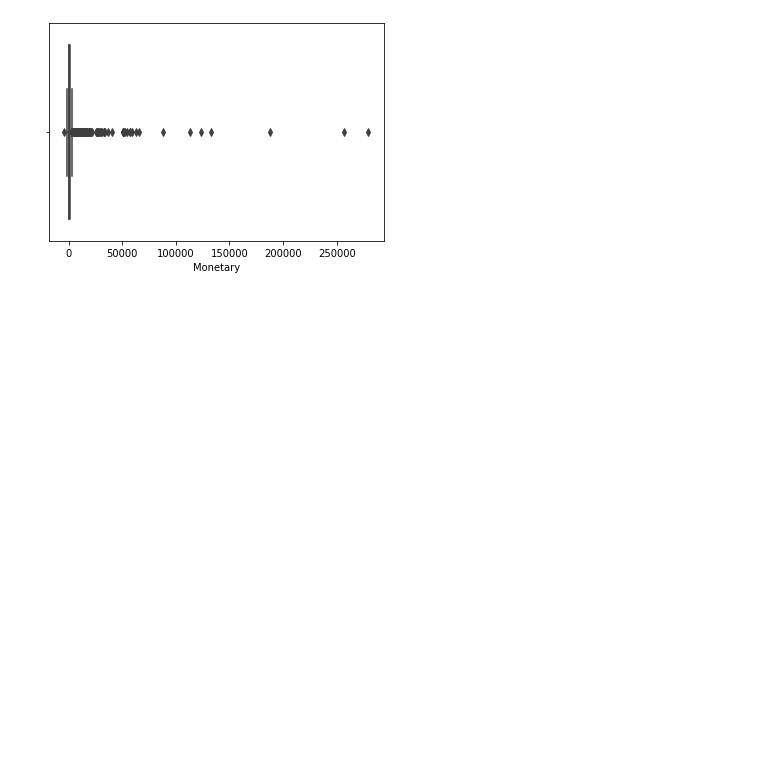
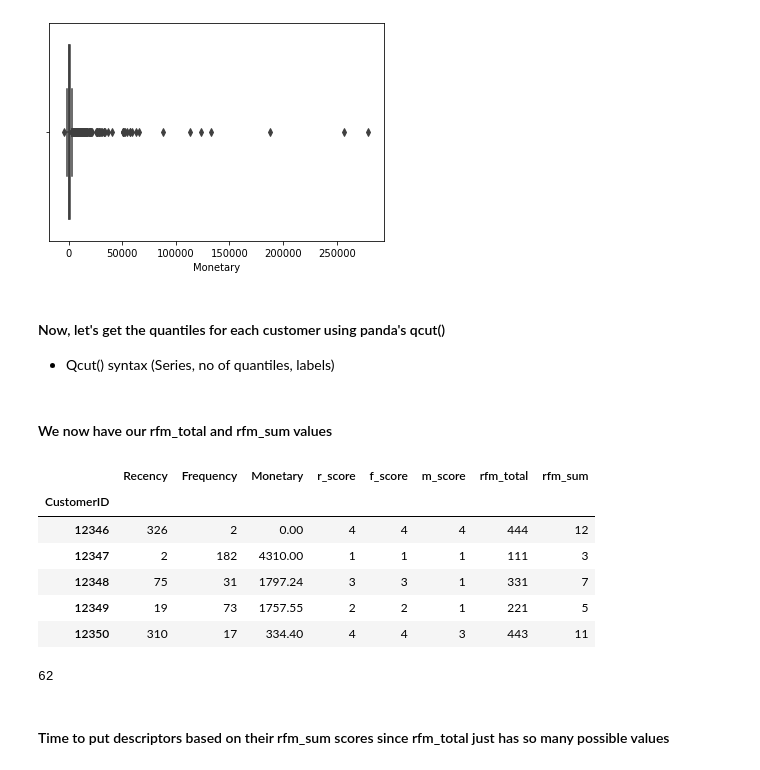
Before and after one commit to vincevertulfo/customer-segmentation, a Jupyter notebook: customer-segmentation.ipynb, the cells around one changed output. Drawn from its saved outputs; the diff is of its cells as text; code cells hidden in the pictures; blank space fills up the shorter version.

```diff
--- a/customer-segmentation.ipynb
+++ b/customer-segmentation.ipynb
@@ -162,3 +160,7 @@ plt.show()
 [figure]
 [figure]
 [figure]
+# %% [markdown]
+#### Now, let's get the quantiles for each customer using panda's qcut()
+
+- Qcut() syntax (Series, no of quantiles, labels)
@@ -164,0 +174,18 @@ plt.show()
+# %% [markdown]
+#### We now have our rfm_total and rfm_sum values
+# %%
+grouped_df.head()
+# %% [output]
+|  | Recency | Frequency | Monetary | r_score | f_score | m_score | rfm_total | rfm_sum |
+| CustomerID |  |  |  |  |  |  |  |  |
+| 12346 | 326 | 2 | 0.00 | 4 | 4 | 4 | 444 | 12 |
+| 12347 | 2 | 182 | 4310.00 | 1 | 1 | 1 | 111 | 3 |
+| 12348 | 75 | 31 | 1797.24 | 3 | 3 | 1 | 331 | 7 |
+| 12349 | 19 | 73 | 1757.55 | 2 | 2 | 1 | 221 | 5 |
+| 12350 | 310 | 17 | 334.40 | 4 | 4 | 3 | 443 | 11 |
+# %%
+grouped_df['rfm_total'].nunique()
+# %% [output]
+62
+# %% [markdown]
+#### Time to put descriptors based on their rfm_sum scores since rfm_total just has so many possible values
```
Also changed, not shown: parts of 25 cells of this notebook, 1 other file.
